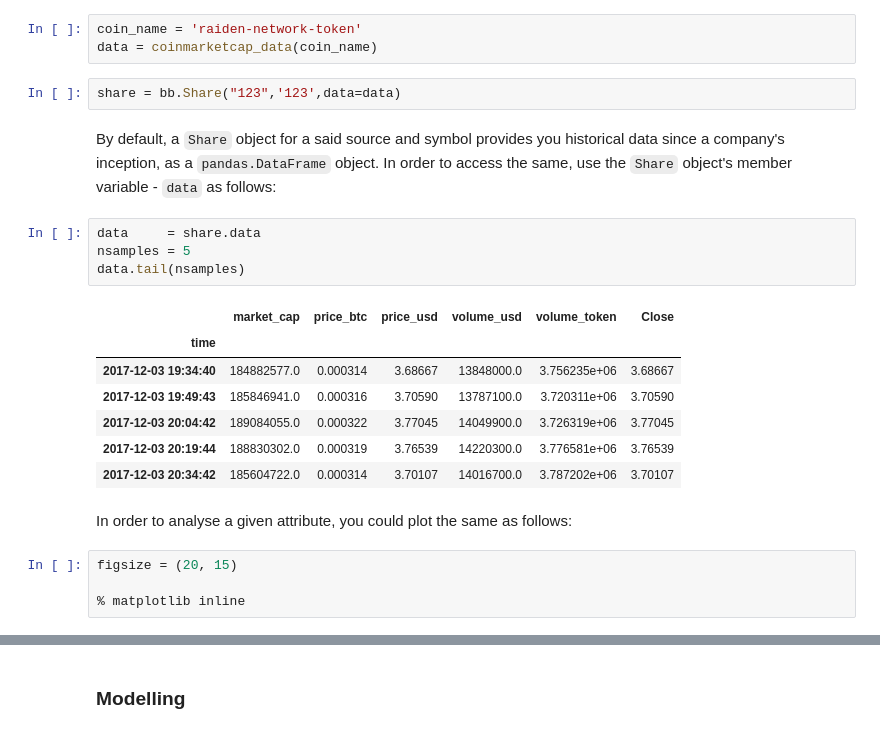
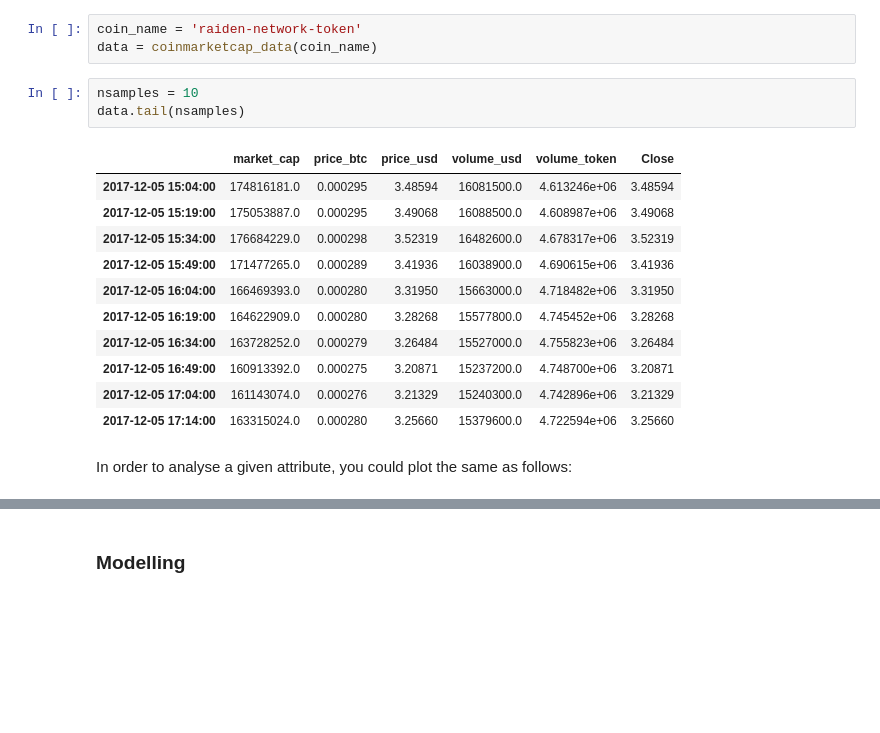
Before and after one commit to hao44le/gelei_bulbea, a Jupyter notebook: bulbea for RDN.ipynb, the cells around one changed output, grey strips where cells are left out. Drawn from its saved outputs; the diff is of its cells as text; blank space fills up the shorter version.

```diff
--- a/bulbea for RDN.ipynb
+++ b/bulbea for RDN.ipynb
@@ -18,25 +18,20 @@ Go ahead and create a `Share` object as follows:
 # %%
 coin_name = 'raiden-network-token'
 data = coinmarketcap_data(coin_name)
-# %%
-share = bb.Share("123",'123',data=data)
-# %% [markdown]
-By default, a `Share` object for a said source and symbol provides you historical data since a company's inception, as a `pandas.DataFrame` object. In order to access the same, use the `Share` object's member variable - `data` as follows:
 # %%
-data     = share.data
-nsamples = 5
+nsamples = 10
 data.tail(nsamples)
 # %% [output]
 |  | market_cap | price_btc | price_usd | volume_usd | volume_token | Close |
-| time |  |  |  |  |  |  |
-| 2017-12-03 19:34:40 | 184882577.0 | 0.000314 | 3.68667 | 13848000.0 | 3.756235e+06 | 3.68667 |
-| 2017-12-03 19:49:43 | 185846941.0 | 0.000316 | 3.70590 | 13787100.0 | 3.720311e+06 | 3.70590 |
-| 2017-12-03 20:04:42 | 189084055.0 | 0.000322 | 3.77045 | 14049900.0 | 3.726319e+06 | 3.77045 |
-| 2017-12-03 20:19:44 | 188830302.0 | 0.000319 | 3.76539 | 14220300.0 | 3.776581e+06 | 3.76539 |
-| 2017-12-03 20:34:42 | 185604722.0 | 0.000314 | 3.70107 | 14016700.0 | 3.787202e+06 | 3.70107 |
+| 2017-12-05 15:04:00 | 174816181.0 | 0.000295 | 3.48594 | 16081500.0 | 4.613246e+06 | 3.48594 |
+| 2017-12-05 15:19:00 | 175053887.0 | 0.000295 | 3.49068 | 16088500.0 | 4.608987e+06 | 3.49068 |
+| 2017-12-05 15:34:00 | 176684229.0 | 0.000298 | 3.52319 | 16482600.0 | 4.678317e+06 | 3.52319 |
+| 2017-12-05 15:49:00 | 171477265.0 | 0.000289 | 3.41936 | 16038900.0 | 4.690615e+06 | 3.41936 |
+| 2017-12-05 16:04:00 | 166469393.0 | 0.000280 | 3.31950 | 15663000.0 | 4.718482e+06 | 3.31950 |
+| 2017-12-05 16:19:00 | 164622909.0 | 0.000280 | 3.28268 | 15577800.0 | 4.745452e+06 | 3.28268 |
+| 2017-12-05 16:34:00 | 163728252.0 | 0.000279 | 3.26484 | 15527000.0 | 4.755823e+06 | 3.26484 |
+| 2017-12-05 16:49:00 | 160913392.0 | 0.000275 | 3.20871 | 15237200.0 | 4.748700e+06 | 3.20871 |
+| 2017-12-05 17:04:00 | 161143074.0 | 0.000276 | 3.21329 | 15240300.0 | 4.742896e+06 | 3.21329 |
+| 2017-12-05 17:14:00 | 163315024.0 | 0.000280 | 3.25660 | 15379600.0 | 4.722594e+06 | 3.25660 |
 # %% [markdown]
 In order to analyse a given attribute, you could plot the same as follows:
-# %%
-figsize = (20, 15)
-
-% matplotlib inline
```
Also changed, not shown: parts of 34 cells of this notebook, 4 other files.
